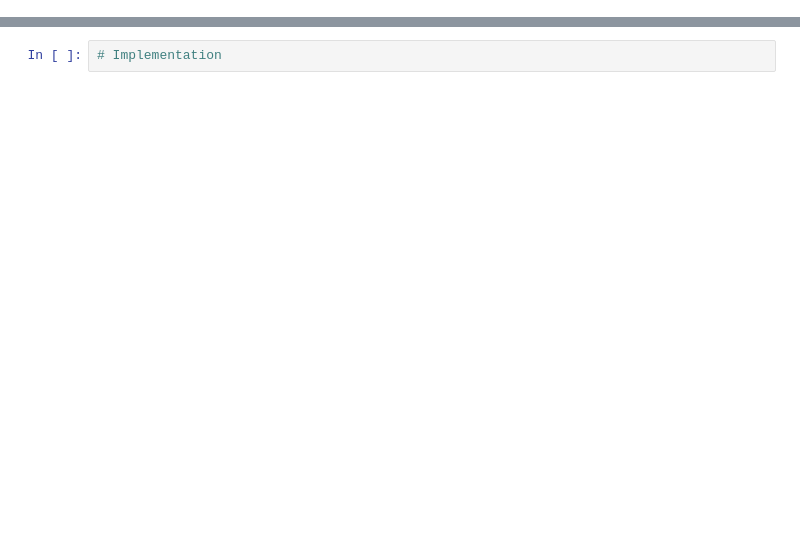
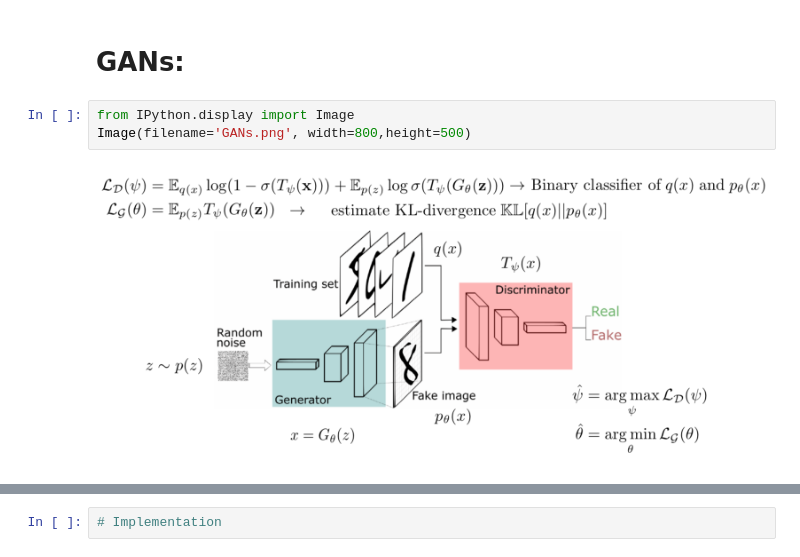
Before and after one commit to PredictiveIntelligenceLab/UQPINNs, a Jupyter notebook: Tutorial/UQPINNs_tutorial.ipynb, the cells around one changed output, grey strips where cells are left out. Cells and saved outputs as stored; diff of their text form; blank space fills up the shorter version.

```diff
--- a/Tutorial/UQPINNs_tutorial.ipynb
+++ b/Tutorial/UQPINNs_tutorial.ipynb
@@ -10,0 +44,7 @@
+# %% [markdown]
+# GANs:
+# %%
+from IPython.display import Image
+Image(filename='GANs.png', width=800,height=500)
+# %% [output]
+[figure, added]
```
Also changed, not shown: parts of 24 cells of this notebook, 3 other files.
